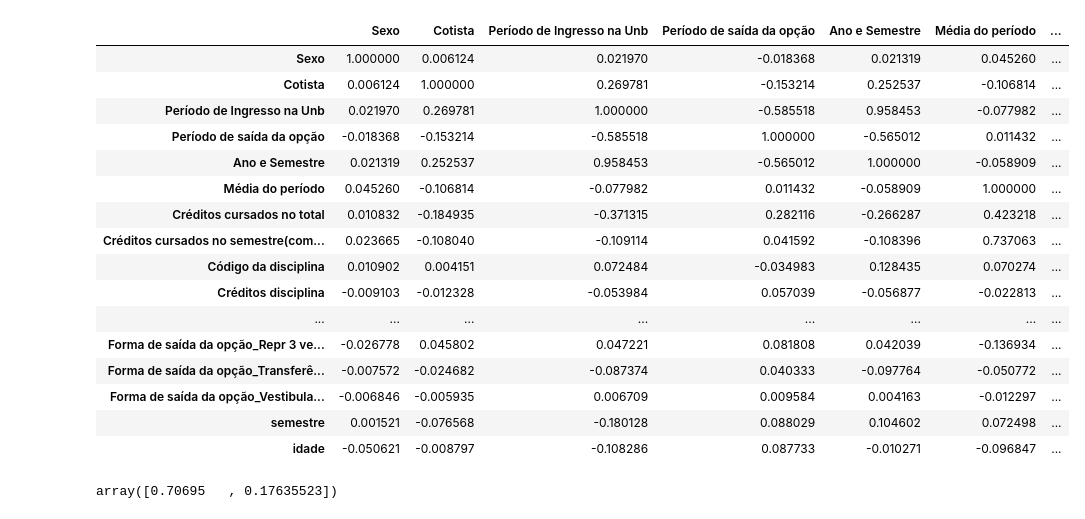
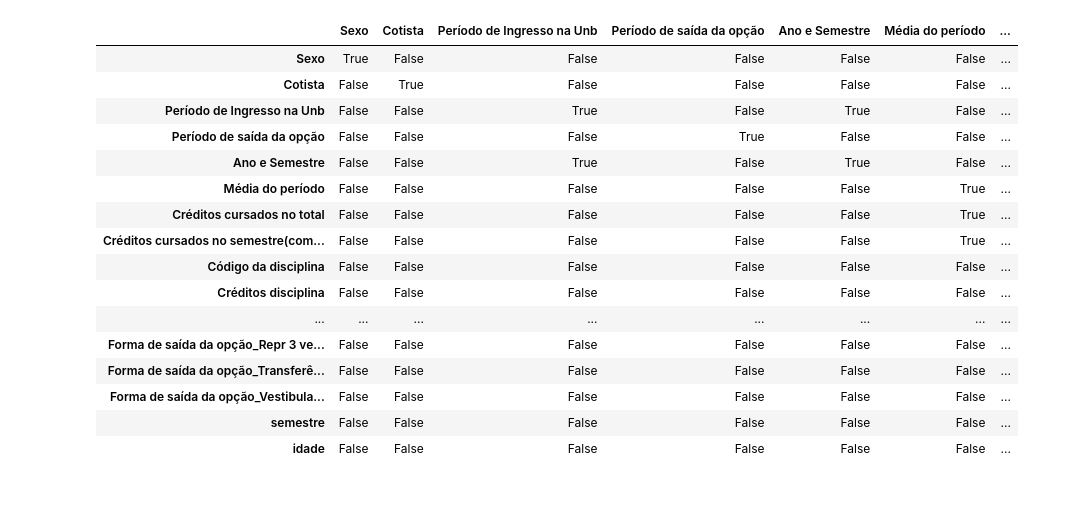
Before and after one commit to pedrobpio/TG, a Jupyter notebook: normaliza e visualizacao de covariancia.ipynb, the cells around one changed output. Cells and saved outputs as stored; diff of their text form; code cells hidden in the pictures.

```diff
--- a/normaliza e visualizacao de covariancia.ipynb
+++ b/normaliza e visualizacao de covariancia.ipynb
@@ -60,25 +60,25 @@ cov
 | idade | -0.064682 | -0.010048 | -26.192359 | 2.813731e+03 | -2.453317 | -0.080381 | ... |
 # %%
 corr = df.corr()
-corr
+corr > 0.3
 # %% [output]
 |  | Sexo | Cotista | Período de Ingresso na Unb | Período de saída da opção | Ano e Semestre | Média do período | ... |
-| Sexo | 1.000000 | 0.006124 | 0.021970 | -0.018368 | 0.021319 | 0.045260 | ... |
-| Cotista | 0.006124 | 1.000000 | 0.269781 | -0.153214 | 0.252537 | -0.106814 | ... |
-| Período de Ingresso na Unb | 0.021970 | 0.269781 | 1.000000 | -0.585518 | 0.958453 | -0.077982 | ... |
-| Período de saída da opção | -0.018368 | -0.153214 | -0.585518 | 1.000000 | -0.565012 | 0.011432 | ... |
-| Ano e Semestre | 0.021319 | 0.252537 | 0.958453 | -0.565012 | 1.000000 | -0.058909 | ... |
-| Média do período | 0.045260 | -0.106814 | -0.077982 | 0.011432 | -0.058909 | 1.000000 | ... |
-| Créditos cursados no total | 0.010832 | -0.184935 | -0.371315 | 0.282116 | -0.266287 | 0.423218 | ... |
-| Créditos cursados no semestre(com... | 0.023665 | -0.108040 | -0.109114 | 0.041592 | -0.108396 | 0.737063 | ... |
-| Código da disciplina | 0.010902 | 0.004151 | 0.072484 | -0.034983 | 0.128435 | 0.070274 | ... |
-| Créditos disciplina | -0.009103 | -0.012328 | -0.053984 | 0.057039 | -0.056877 | -0.022813 | ... |
+| Sexo | True | False | False | False | False | False | ... |
+| Cotista | False | True | False | False | False | False | ... |
+| Período de Ingresso na Unb | False | False | True | False | True | False | ... |
+| Período de saída da opção | False | False | False | True | False | False | ... |
+| Ano e Semestre | False | False | True | False | True | False | ... |
+| Média do período | False | False | False | False | False | True | ... |
+| Créditos cursados no total | False | False | False | False | False | True | ... |
+| Créditos cursados no semestre(com... | False | False | False | False | False | True | ... |
+| Código da disciplina | False | False | False | False | False | False | ... |
+| Créditos disciplina | False | False | False | False | False | False | ... |
 | ... | ... | ... | ... | ... | ... | ... | ... |
-| Forma de saída da opção_Repr 3 ve... | -0.026778 | 0.045802 | 0.047221 | 0.081808 | 0.042039 | -0.136934 | ... |
-| Forma de saída da opção_Transferê... | -0.007572 | -0.024682 | -0.087374 | 0.040333 | -0.097764 | -0.050772 | ... |
-| Forma de saída da opção_Vestibula... | -0.006846 | -0.005935 | 0.006709 | 0.009584 | 0.004163 | -0.012297 | ... |
-| semestre | 0.001521 | -0.076568 | -0.180128 | 0.088029 | 0.104602 | 0.072498 | ... |
-| idade | -0.050621 | -0.008797 | -0.108286 | 0.087733 | -0.010271 | -0.096847 | ... |
+| Forma de saída da opção_Repr 3 ve... | False | False | False | False | False | False | ... |
+| Forma de saída da opção_Transferê... | False | False | False | False | False | False | ... |
+| Forma de saída da opção_Vestibula... | False | False | False | False | False | False | ... |
+| semestre | False | False | False | False | False | False | ... |
+| idade | False | False | False | False | False | False | ... |
 # %%
 def get_cmap(n, name='hsv'):
     '''Returns a function that maps each index in 0, 1, ..., n-1 to a distinct
@@ -115,4 +111,0 @@ a = sklearn_pca.singular_values_
-# %%
-sklearn_pca.explained_variance_ratio_
-# %% [output]
-array([0.70695   , 0.17635523])
```
Also changed, not shown: parts of 5 cells of this notebook.
